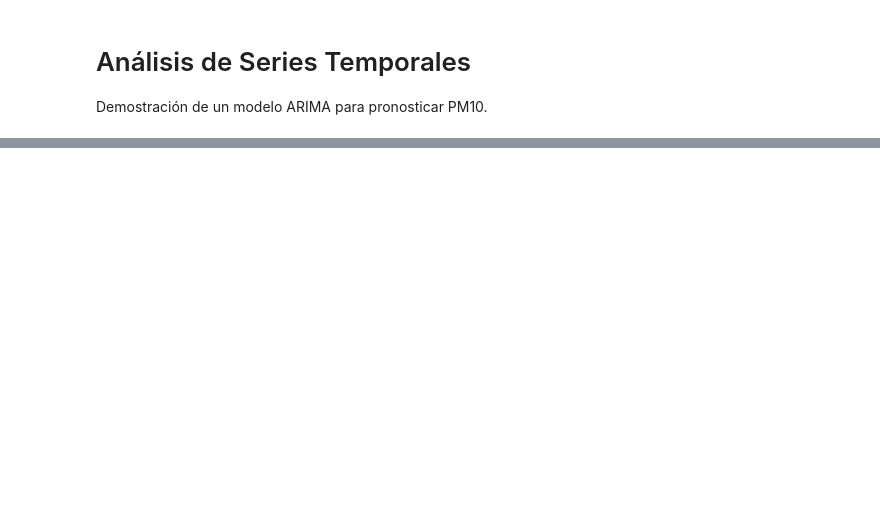
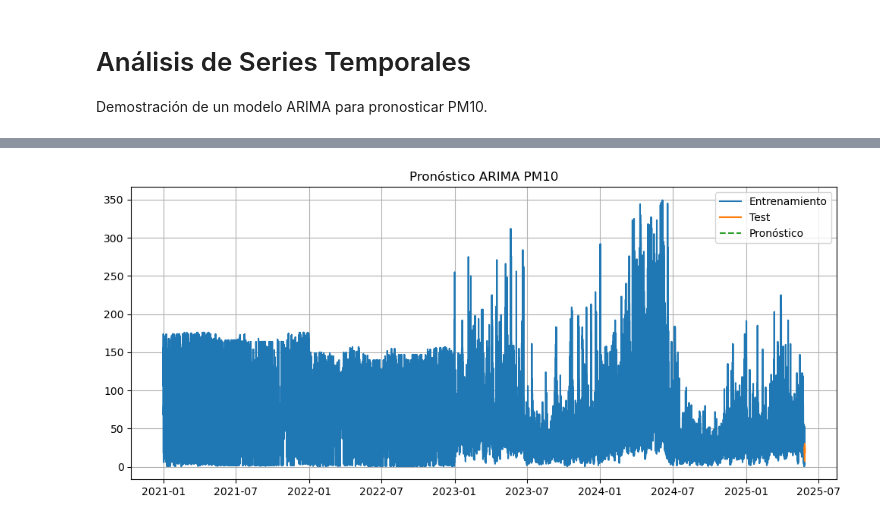
Before and after one commit to AlexisPaleta/CalidadAirePuebla, a Jupyter notebook: notebooks/04_series_temporales.ipynb, the cells around one changed output, grey strips where cells are left out. Drawn from its saved outputs; the diff is of its cells as text; code cells hidden in the pictures; blank space fills up the shorter version.

```diff
--- a/notebooks/04_series_temporales.ipynb
+++ b/notebooks/04_series_temporales.ipynb
@@ -54,0 +93,10 @@ plt.show()
+# %%
+from statsmodels.tsa.arima.model import ARIMA
+
+# División en entrenamiento y prueba
+train = serie.iloc[:-30]
+test = serie.iloc[-30:]
+
+model = ARIMA(train, order=(1,1,1))
+model_fit = model.fit()
+print(model_fit.summary())
@@ -54,0 +121,13 @@ plt.show()
+# %%
+forecast = model_fit.forecast(steps=30)
+
+plt.figure(figsize=(12,5))
+plt.plot(train.index, train, label='Entrenamiento')
+plt.plot(test.index, test, label='Test')
+plt.plot(test.index, forecast, label='Pronóstico', linestyle='--')
+plt.title('Pronóstico ARIMA PM10')
+plt.legend()
+plt.grid(True)
+plt.show()
+# %% [output]
+[figure, added]
```
Also changed, not shown: parts of 11 cells of this notebook.
